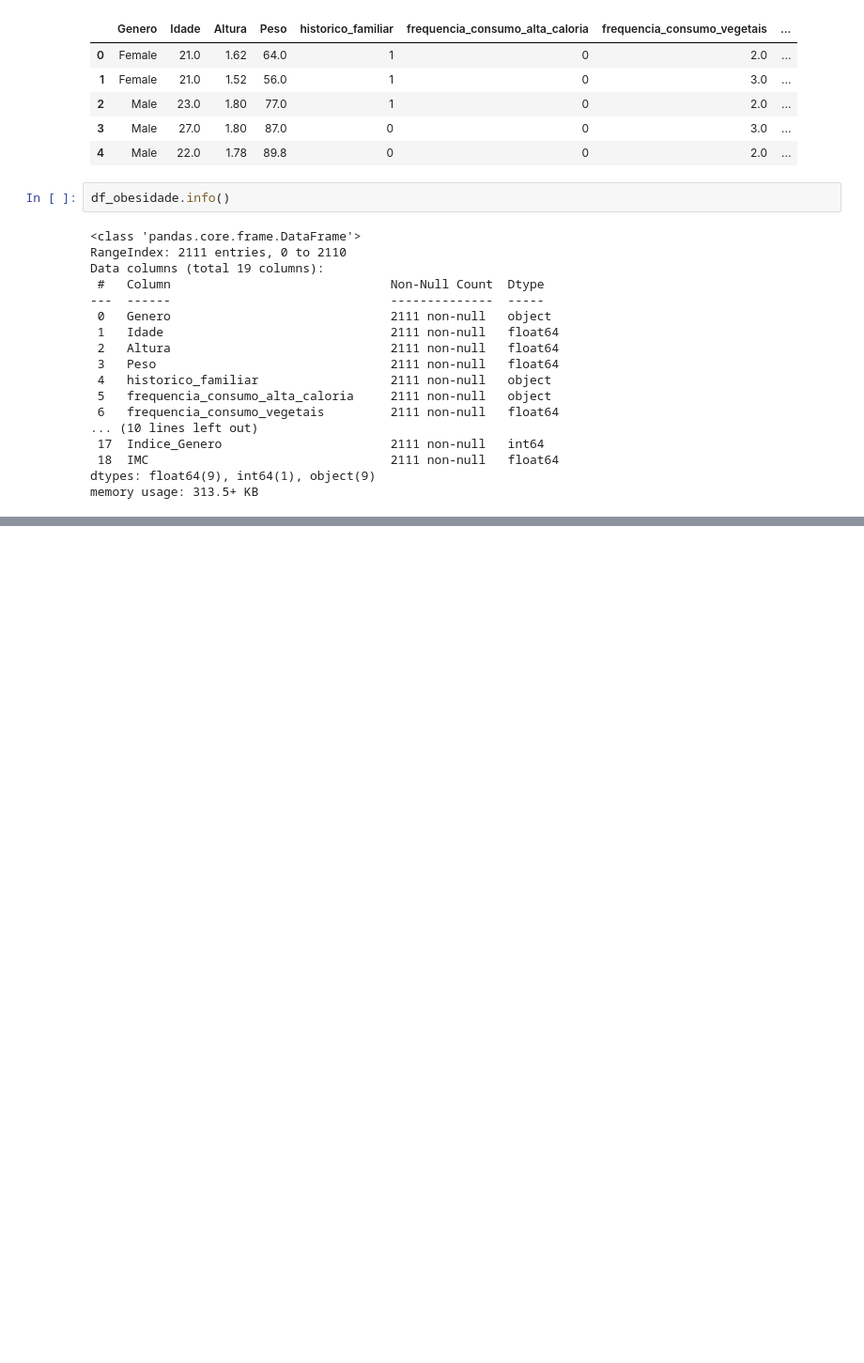
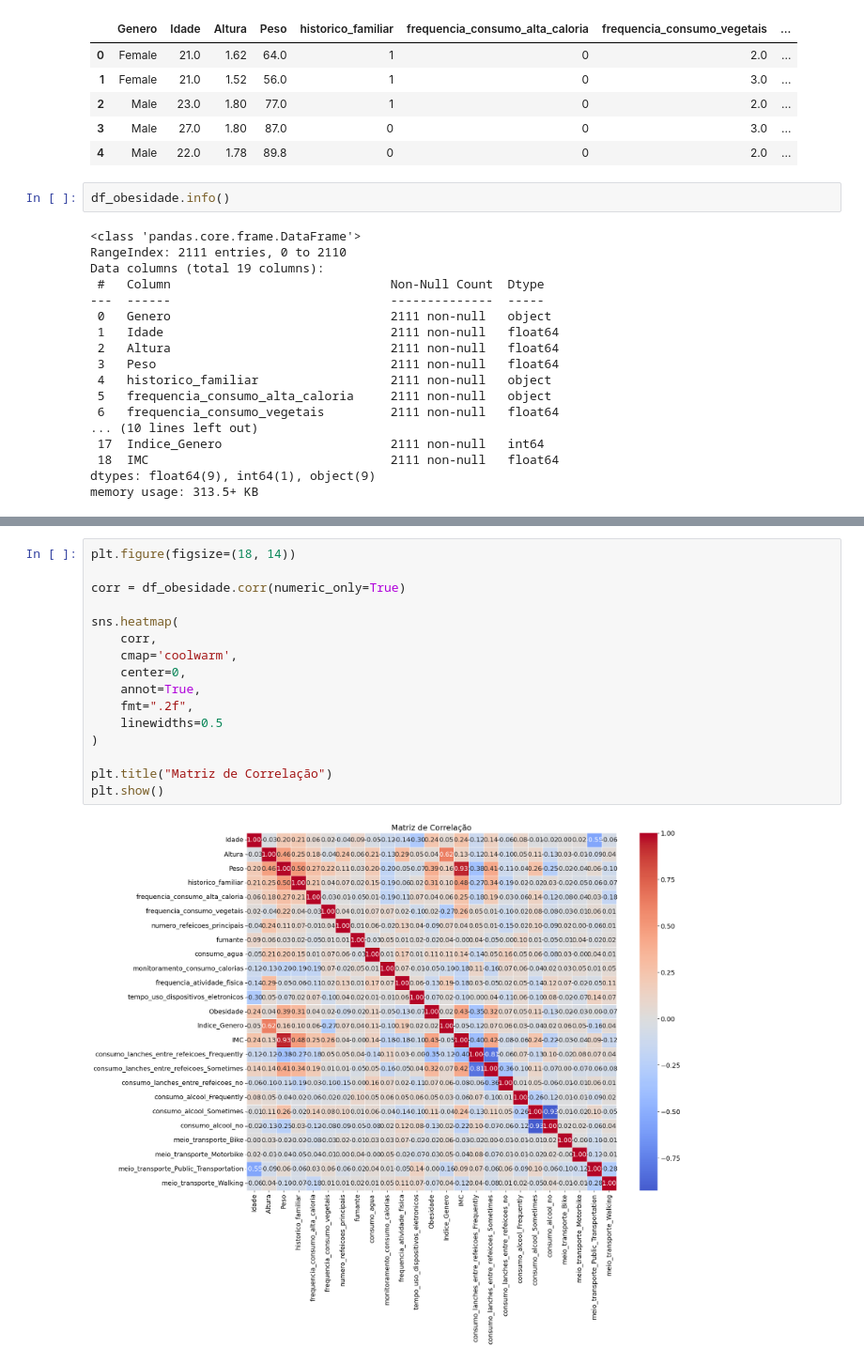
Before and after one commit to LuFeMa33/PosTech_DataVizProductModels, a Jupyter notebook: analise.ipynb, the cells around one changed output, grey strips where cells are left out. Shown at 94% size. Drawn from its saved outputs; the diff is of its cells as text; blank space fills up the shorter version.

```diff
--- a/analise.ipynb
+++ b/analise.ipynb
@@ -155,0 +271,18 @@ memory usage: 313.5+ KB
+# %%
+plt.figure(figsize=(18, 14))
+
+corr = df_obesidade.corr(numeric_only=True)
+
+sns.heatmap(
+    corr,
+    cmap='coolwarm',
+    center=0,
+    annot=True,
+    fmt=".2f",
+    linewidths=0.5
+)
+
+plt.title("Matriz de Correlação")
+plt.show()
+# %% [output]
+[figure, added]
```
Also changed, not shown: parts of 98 cells of this notebook.
